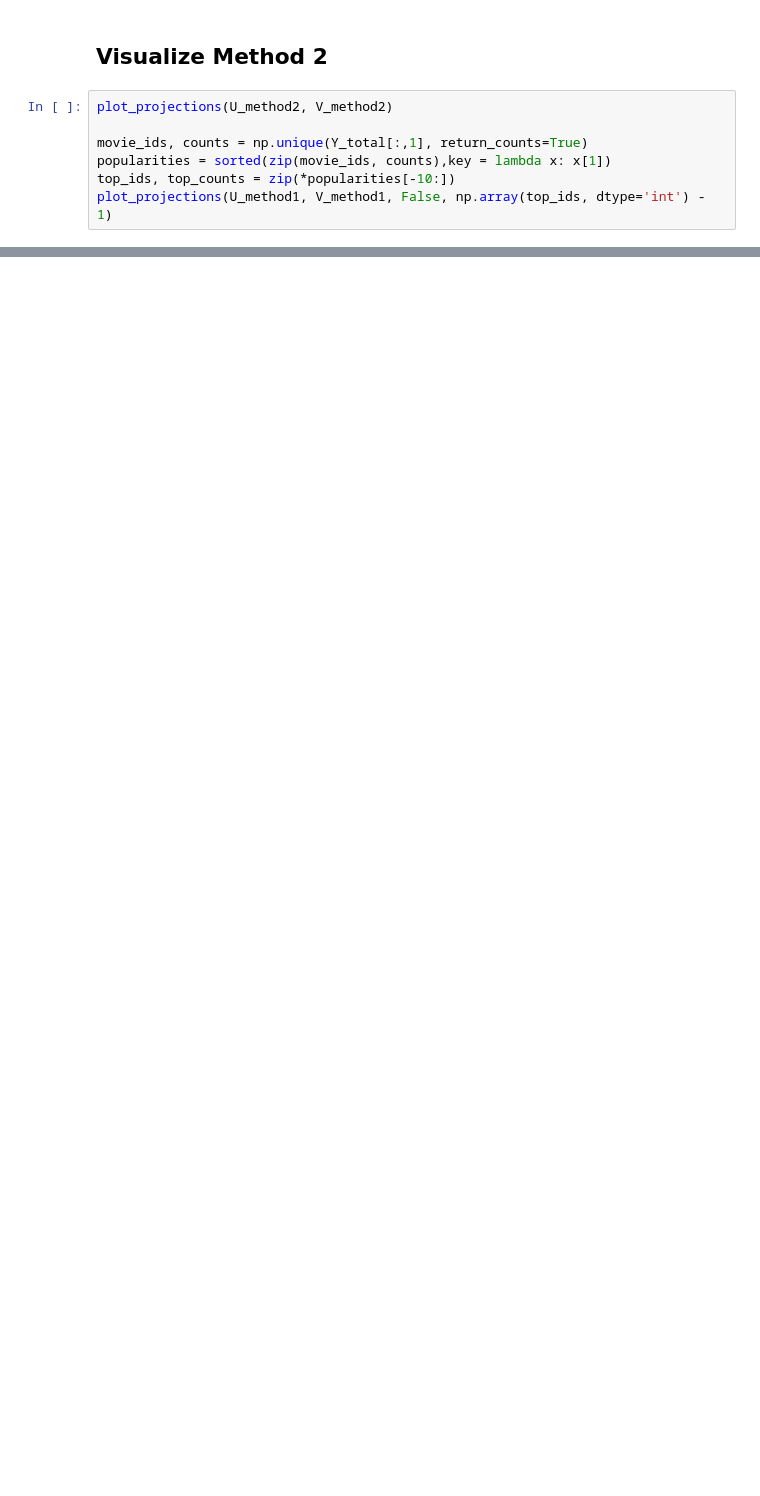
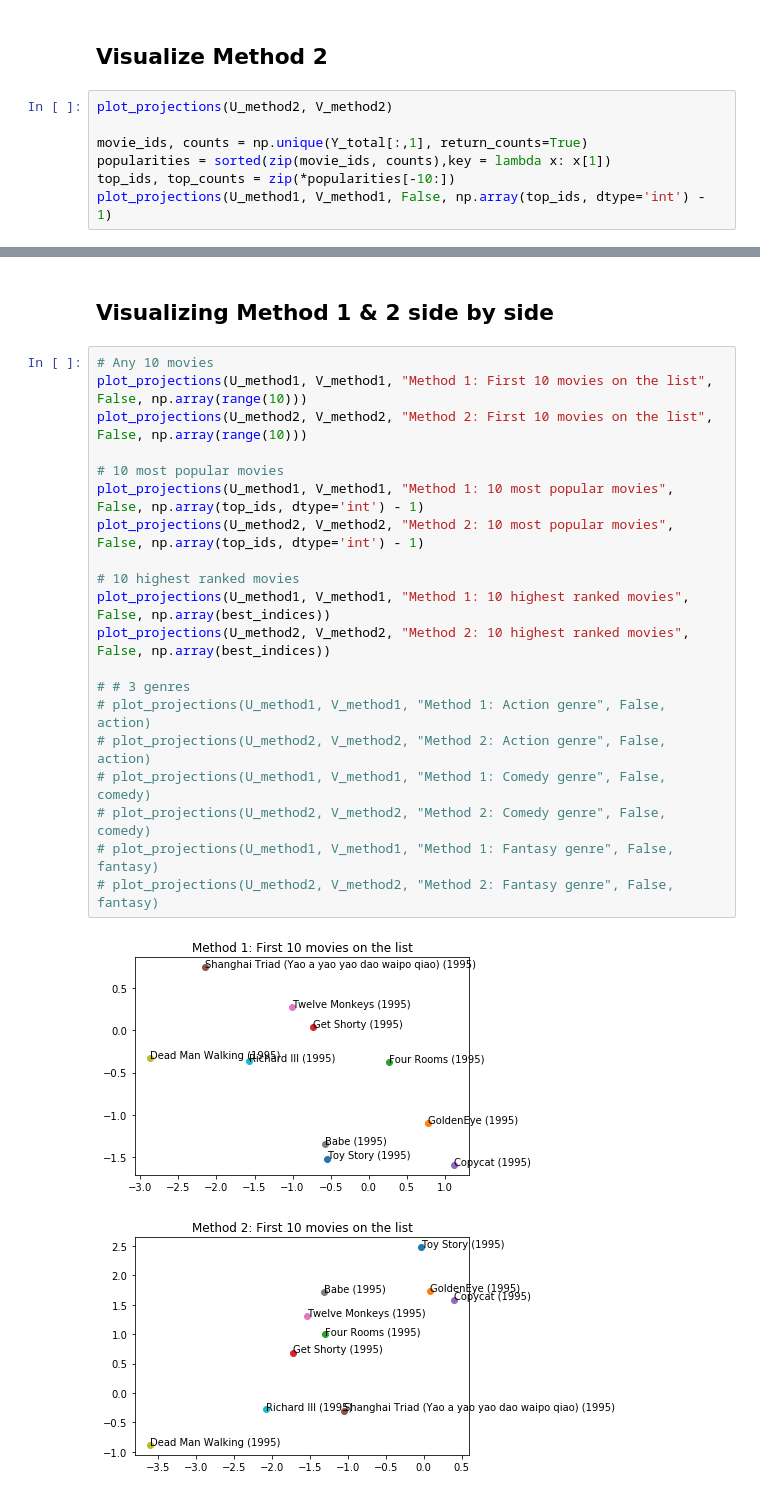
Before and after one commit to jenny233/movie-projection, a Jupyter notebook: Matrix_Factorization_Vizualization.ipynb, the cells around one changed output, grey strips where cells are left out. Cells and saved outputs as stored; diff of their text form; blank space fills up the shorter version.

```diff
--- a/Matrix_Factorization_Vizualization.ipynb
+++ b/Matrix_Factorization_Vizualization.ipynb
@@ -343,0 +371,25 @@ print(np.array(range(10)))
+# %% [markdown]
+## Visualizing Method 1 & 2 side by side
+# %%
+# Any 10 movies
+plot_projections(U_method1, V_method1, "Method 1: First 10 movies on the list", False, np.array(range(10)))
+plot_projections(U_method2, V_method2, "Method 2: First 10 movies on the list", False, np.array(range(10)))
+
+# 10 most popular movies
+plot_projections(U_method1, V_method1, "Method 1: 10 most popular movies", False, np.array(top_ids, dtype='int') - 1)
+plot_projections(U_method2, V_method2, "Method 2: 10 most popular movies", False, np.array(top_ids, dtype='int') - 1)
+
+# 10 highest ranked movies
+plot_projections(U_method1, V_method1, "Method 1: 10 highest ranked movies", False, np.array(best_indices))
+plot_projections(U_method2, V_method2, "Method 2: 10 highest ranked movies", False, np.array(best_indices))
+
+# # 3 genres
+# plot_projections(U_method1, V_method1, "Method 1: Action genre", False, action)
+# plot_projections(U_method2, V_method2, "Method 2: Action genre", False, action)
+# plot_projections(U_method1, V_method1, "Method 1: Comedy genre", False, comedy)
+# plot_projections(U_method2, V_method2, "Method 2: Comedy genre", False, comedy)
+# plot_projections(U_method1, V_method1, "Method 1: Fantasy genre", False, fantasy)
+# plot_projections(U_method2, V_method2, "Method 2: Fantasy genre", False, fantasy)
+# %% [output]
+[figure, added]
+[figure, added]
```
Also changed, not shown: parts of 6 cells of this notebook.
